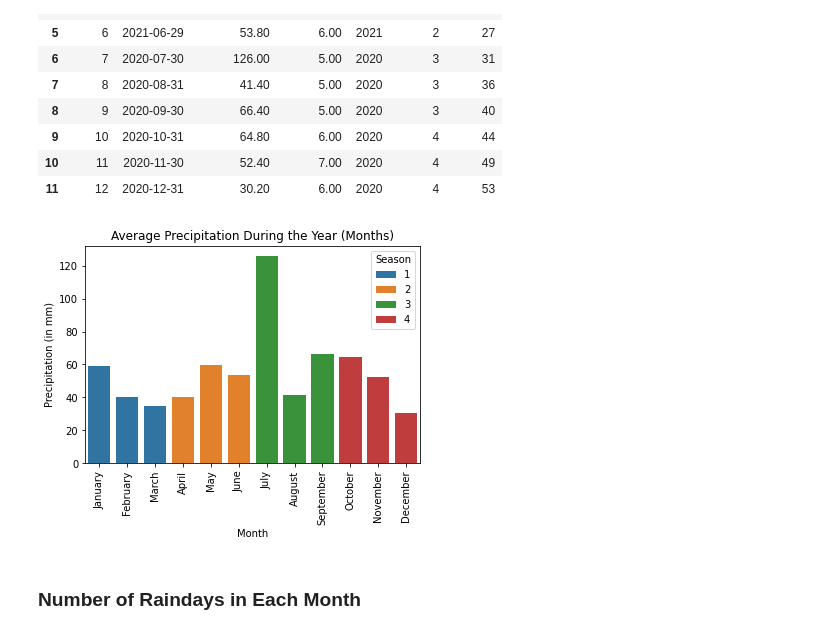
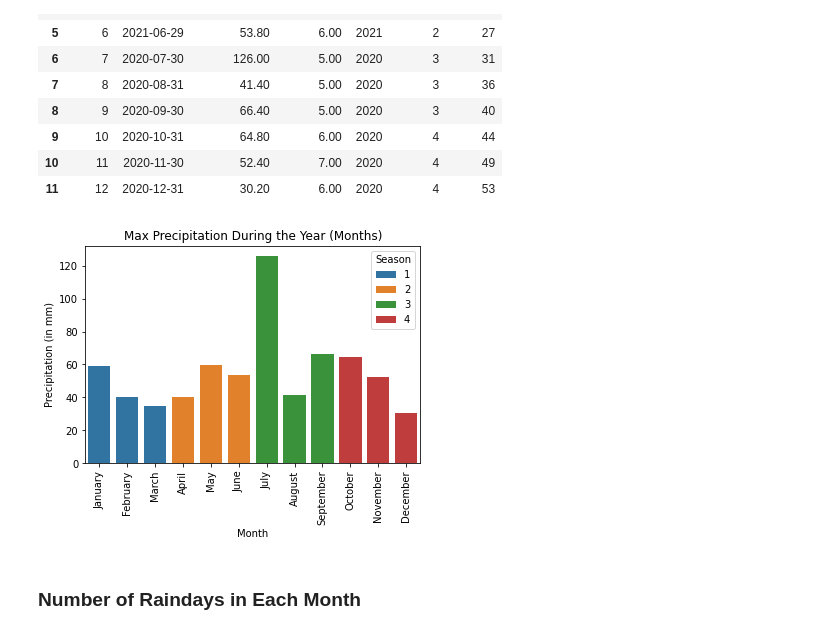
Before and after one commit to sampso29/Toronto-Rain-Prediction-, a Jupyter notebook: Final - Toronto Rain Prediction (Updated Notebook - Project Recommendations).ipynb, the cells around one changed output. Saved outputs shown, nothing was run; the diff lists cells and outputs as text; code cells hidden in the pictures.

```diff
--- a/Final - Toronto Rain Prediction (Updated Notebook - Project Recommendations).ipynb
+++ b/Final - Toronto Rain Prediction (Updated Notebook - Project Recommendations).ipynb
@@ -977,12 +976,12 @@ month_df
 # %%
 sns.barplot(x="Month", y="precipitation", hue="Season", data=month_df, dodge=False)
 plt.xticks(np.arange(0, 12), months, rotation=90)
 plt.xlabel('Month')
 plt.ylabel('Precipitation (in mm)')
-plt.title('Average Precipitation During the Year (Months)')
+plt.title('Max Precipitation During the Year (Months)')
 plt.show()
 # %% [output]
-[figure, old version]
+[figure, new version]
 # %% [markdown]
 ### Number of Raindays in Each Month
 # %%
```
Also changed, not shown: parts of 6 cells of this notebook.
